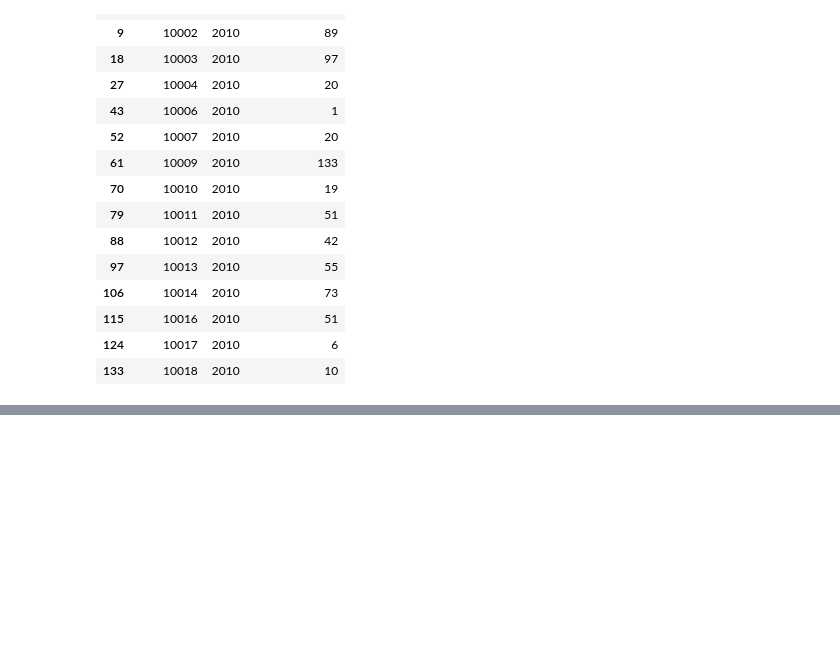
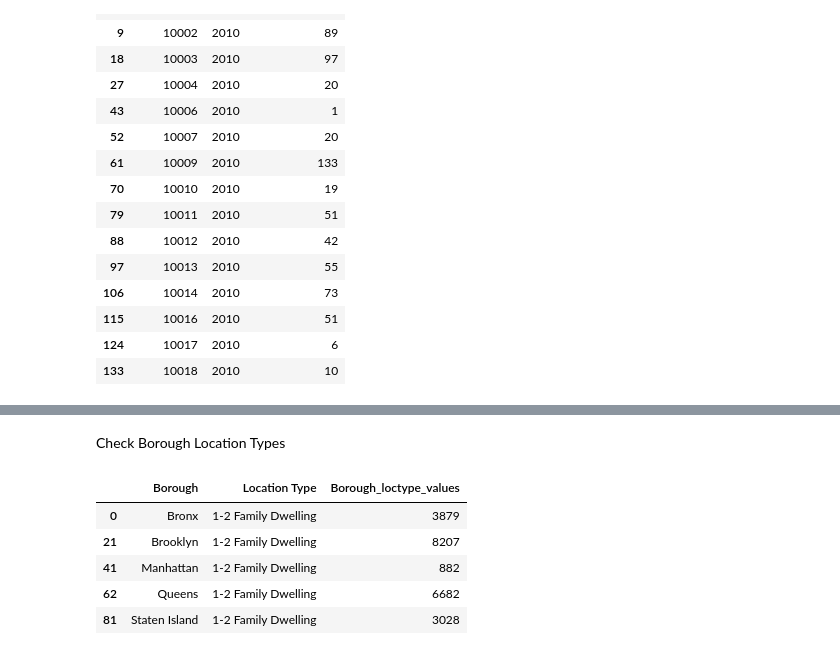
Before and after one commit to dthoma8/ratsinthecity, a Jupyter notebook: Rats in the City - Data Wrangling.ipynb, the cells around one changed output, grey strips where cells are left out. Cells and saved outputs as stored; diff of their text form; code cells hidden in the pictures; blank space fills up the shorter version.

```diff
--- a/Rats in the City - Data Wrangling.ipynb
+++ b/Rats in the City - Data Wrangling.ipynb
@@ -1185,0 +1219,11 @@ df_zip_year.sort_values(["Year","postalCode"]).head(15)
+# %% [markdown]
+Check Borough Location Types
+# %%
+df_boro_loctype.sort_values(["Location Type", "Borough"]).head()
+# %% [output]
+|  | Borough | Location Type | Borough_loctype_values |
+| 0 | Bronx | 1-2 Family Dwelling | 3879 |
+| 21 | Brooklyn | 1-2 Family Dwelling | 8207 |
+| 41 | Manhattan | 1-2 Family Dwelling | 882 |
+| 62 | Queens | 1-2 Family Dwelling | 6682 |
+| 81 | Staten Island | 1-2 Family Dwelling | 3028 |
```
Also changed, not shown: parts of 27 cells of this notebook.
